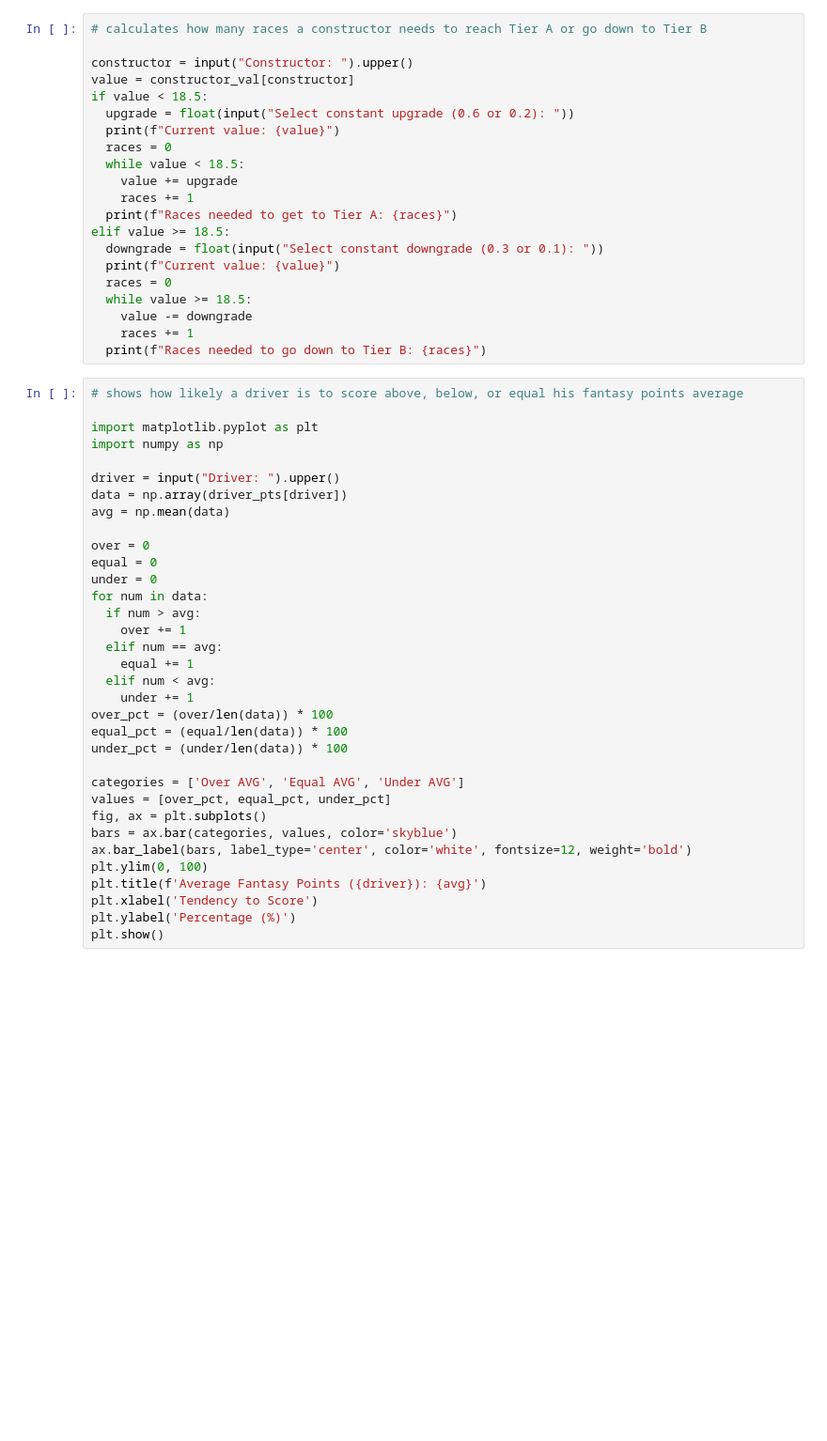
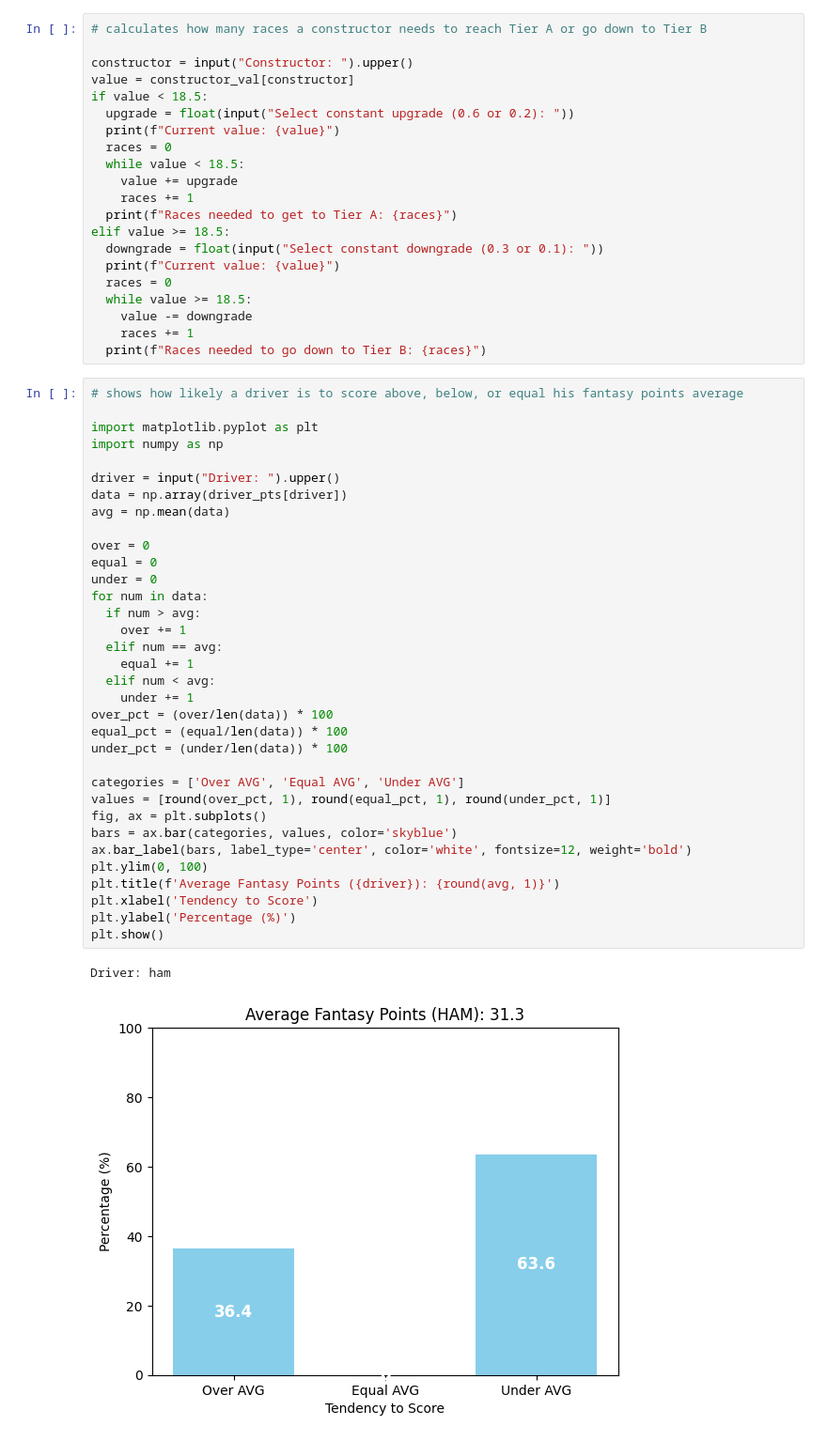
Before and after one commit to kdwest62-ctrl/f1-fantasy-data-analysis, a Jupyter notebook: probability.ipynb, the cells around one changed output. Shown at 94% size. Saved outputs shown, nothing was run; the diff lists cells and outputs as text; blank space fills up the shorter version.

Commit message:
Rounded values for last cell

```diff
--- a/probability.ipynb
+++ b/probability.ipynb
@@ -136,32 +136,35 @@ elif value >= 18.5:
 
 import matplotlib.pyplot as plt
 import numpy as np
 
 driver = input("Driver: ").upper()
 data = np.array(driver_pts[driver])
 avg = np.mean(data)
 
 over = 0
 equal = 0
 under = 0
 for num in data:
   if num > avg:
     over += 1
   elif num == avg:
     equal += 1
   elif num < avg:
     under += 1
 over_pct = (over/len(data)) * 100
 equal_pct = (equal/len(data)) * 100
 under_pct = (under/len(data)) * 100
 
 categories = ['Over AVG', 'Equal AVG', 'Under AVG']
-values = [over_pct, equal_pct, under_pct]
+values = [round(over_pct, 1), round(equal_pct, 1), round(under_pct, 1)]
 fig, ax = plt.subplots()
 bars = ax.bar(categories, values, color='skyblue')
 ax.bar_label(bars, label_type='center', color='white', fontsize=12, weight='bold')
 plt.ylim(0, 100)
-plt.title(f'Average Fantasy Points ({driver}): {avg}')
+plt.title(f'Average Fantasy Points ({driver}): {round(avg, 1)}')
 plt.xlabel('Tendency to Score')
 plt.ylabel('Percentage (%)')
 plt.show()
+# %% [output]
+Driver: ham
+[figure, added]
```
Also changed, not shown: parts of 1 cell of this notebook.
